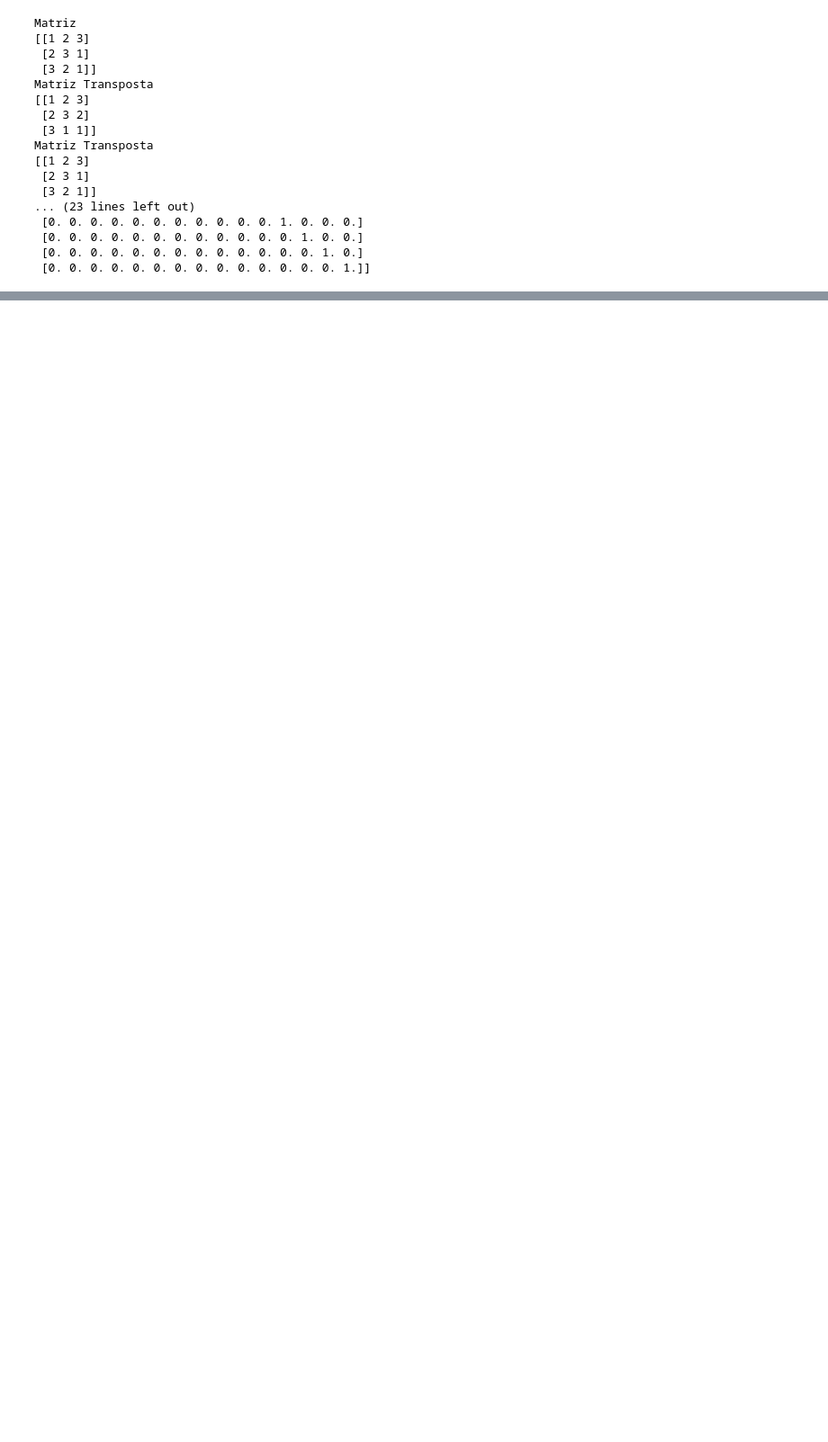
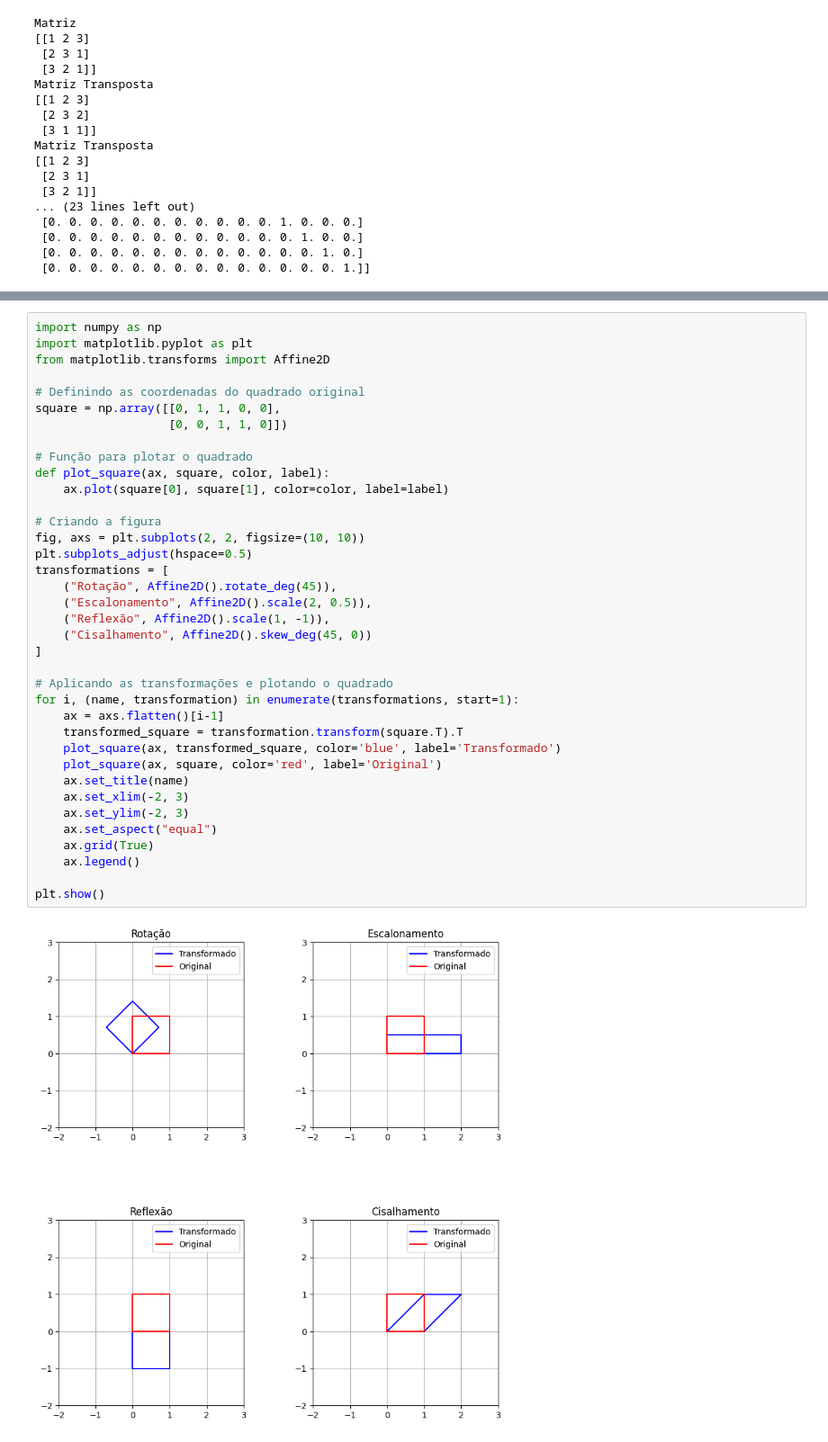
Before and after one commit to eltongaspar/python, a Jupyter notebook: #adatec - 01.ipynb, the cells around one changed output, grey strips where cells are left out. Shown at 90% size. Cells and saved outputs as stored; diff of their text form; blank space fills up the shorter version.

```diff
--- a/#adatec - 01.ipynb
+++ b/#adatec - 01.ipynb
@@ -980,0 +1085,39 @@ print(x)
+# %%
+import numpy as np
+import matplotlib.pyplot as plt
+from matplotlib.transforms import Affine2D
+
+# Definindo as coordenadas do quadrado original
+square = np.array([[0, 1, 1, 0, 0],
+                   [0, 0, 1, 1, 0]])
+
+# Função para plotar o quadrado
+def plot_square(ax, square, color, label):
+    ax.plot(square[0], square[1], color=color, label=label)
+
+# Criando a figura
+fig, axs = plt.subplots(2, 2, figsize=(10, 10))
+plt.subplots_adjust(hspace=0.5)
+transformations = [
+    ("Rotação", Affine2D().rotate_deg(45)),
+    ("Escalonamento", Affine2D().scale(2, 0.5)),
+    ("Reflexão", Affine2D().scale(1, -1)),
+    ("Cisalhamento", Affine2D().skew_deg(45, 0))
+]
+
+# Aplicando as transformações e plotando o quadrado
+for i, (name, transformation) in enumerate(transformations, start=1):
+    ax = axs.flatten()[i-1]
+    transformed_square = transformation.transform(square.T).T
+    plot_square(ax, transformed_square, color='blue', label='Transformado')
+    plot_square(ax, square, color='red', label='Original')
+    ax.set_title(name)
+    ax.set_xlim(-2, 3)
+    ax.set_ylim(-2, 3)
+    ax.set_aspect("equal")
+    ax.grid(True)
+    ax.legend()
+
+plt.show()
+# %% [output]
+[figure, added]
```
Also changed, not shown: parts of 4 cells of this notebook.
